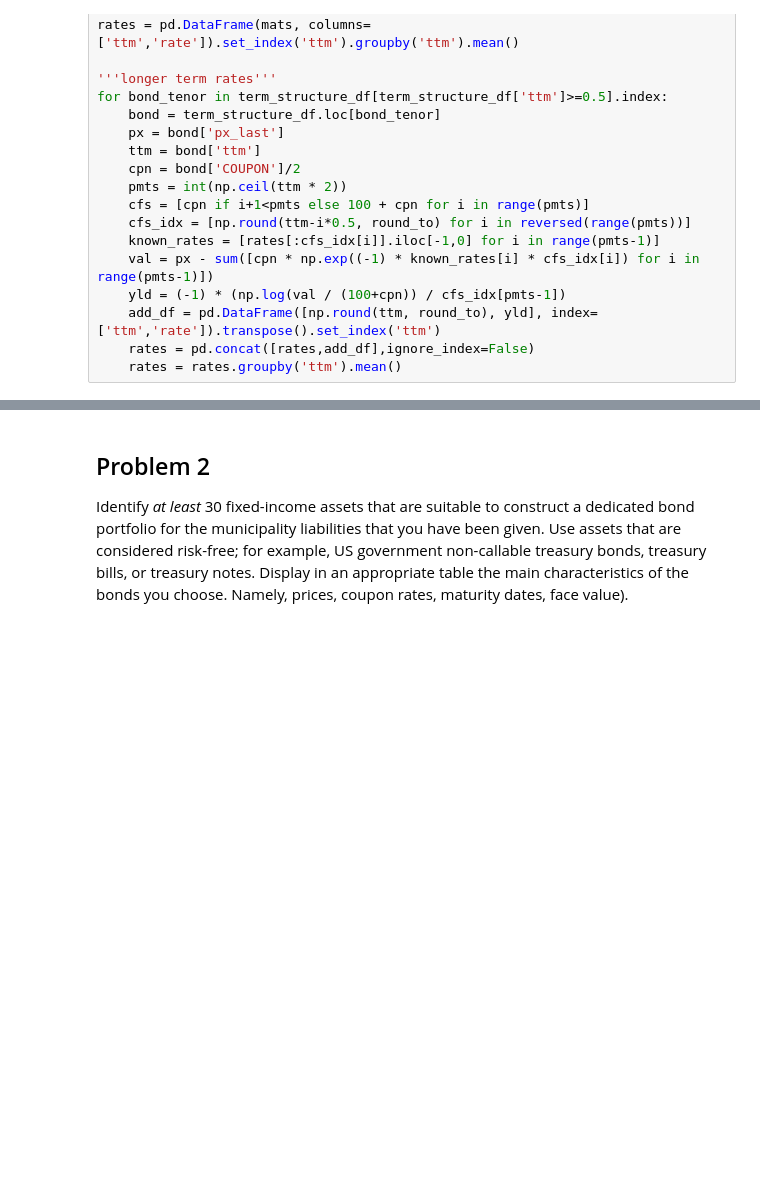
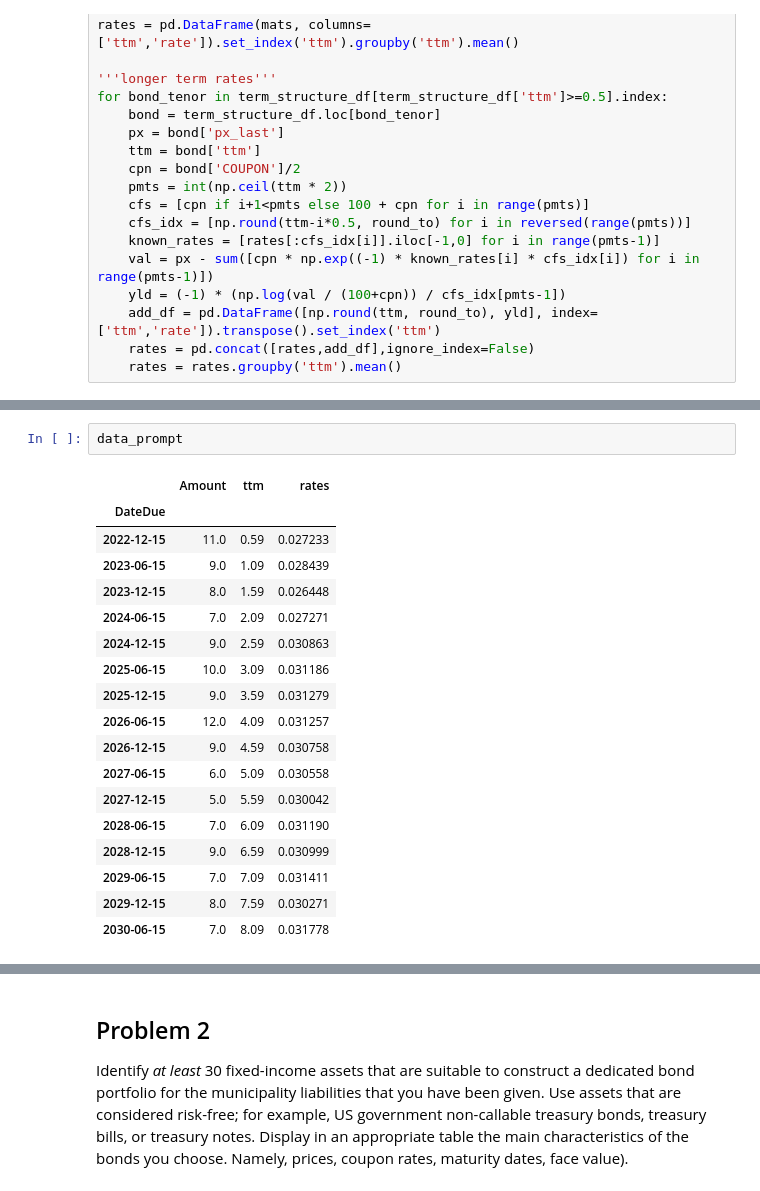
Before and after one commit to jdean53/finops_casestudy, a Jupyter notebook: bond_project.ipynb, the cells around one changed output, grey strips where cells are left out. Cells and saved outputs as stored; diff of their text form; blank space fills up the shorter version.

```diff
--- a/bond_project.ipynb
+++ b/bond_project.ipynb
@@ -130,3 +130,24 @@ The Convexity of the Liability stream is 23.24
+# %%
+data_prompt
+# %% [output]
+|  | Amount | ttm | rates |
+| DateDue |  |  |  |
+| 2022-12-15 | 11.0 | 0.59 | 0.027233 |
+| 2023-06-15 | 9.0 | 1.09 | 0.028439 |
+| 2023-12-15 | 8.0 | 1.59 | 0.026448 |
+| 2024-06-15 | 7.0 | 2.09 | 0.027271 |
+| 2024-12-15 | 9.0 | 2.59 | 0.030863 |
+| 2025-06-15 | 10.0 | 3.09 | 0.031186 |
+| 2025-12-15 | 9.0 | 3.59 | 0.031279 |
+| 2026-06-15 | 12.0 | 4.09 | 0.031257 |
+| 2026-12-15 | 9.0 | 4.59 | 0.030758 |
+| 2027-06-15 | 6.0 | 5.09 | 0.030558 |
+| 2027-12-15 | 5.0 | 5.59 | 0.030042 |
+| 2028-06-15 | 7.0 | 6.09 | 0.031190 |
+| 2028-12-15 | 9.0 | 6.59 | 0.030999 |
+| 2029-06-15 | 7.0 | 7.09 | 0.031411 |
+| 2029-12-15 | 8.0 | 7.59 | 0.030271 |
+| 2030-06-15 | 7.0 | 8.09 | 0.031778 |
 # %%
 # Using markdown outputs instead of just printing
 
```
Also changed, not shown: parts of 26 cells of this notebook, 1 other file.
